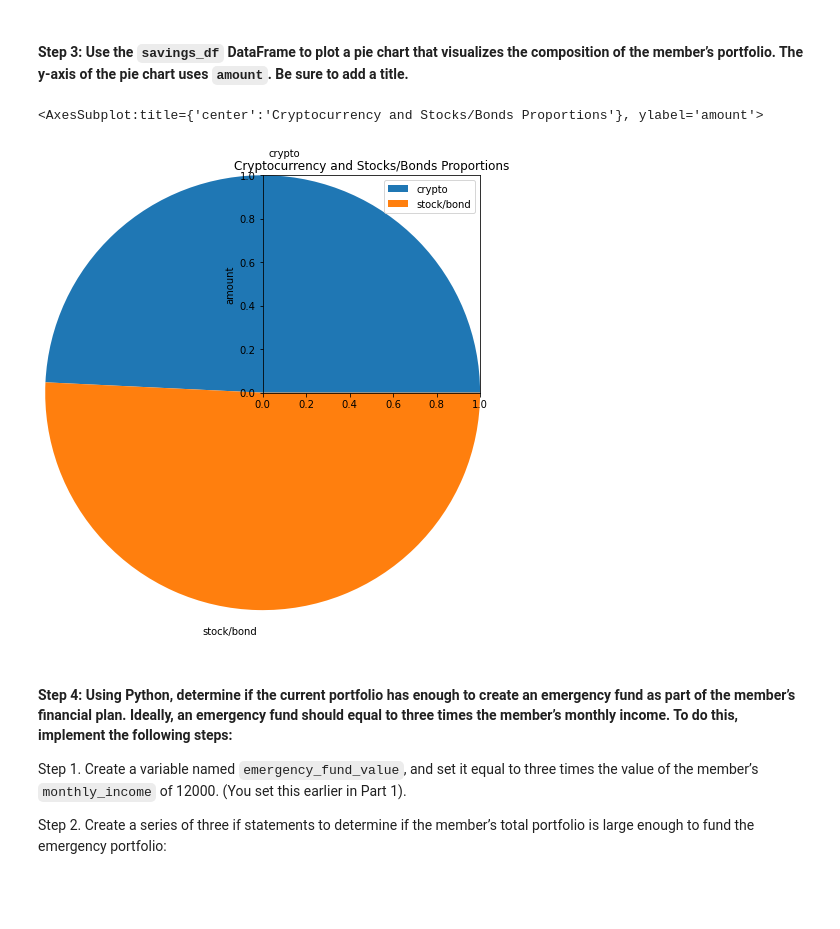
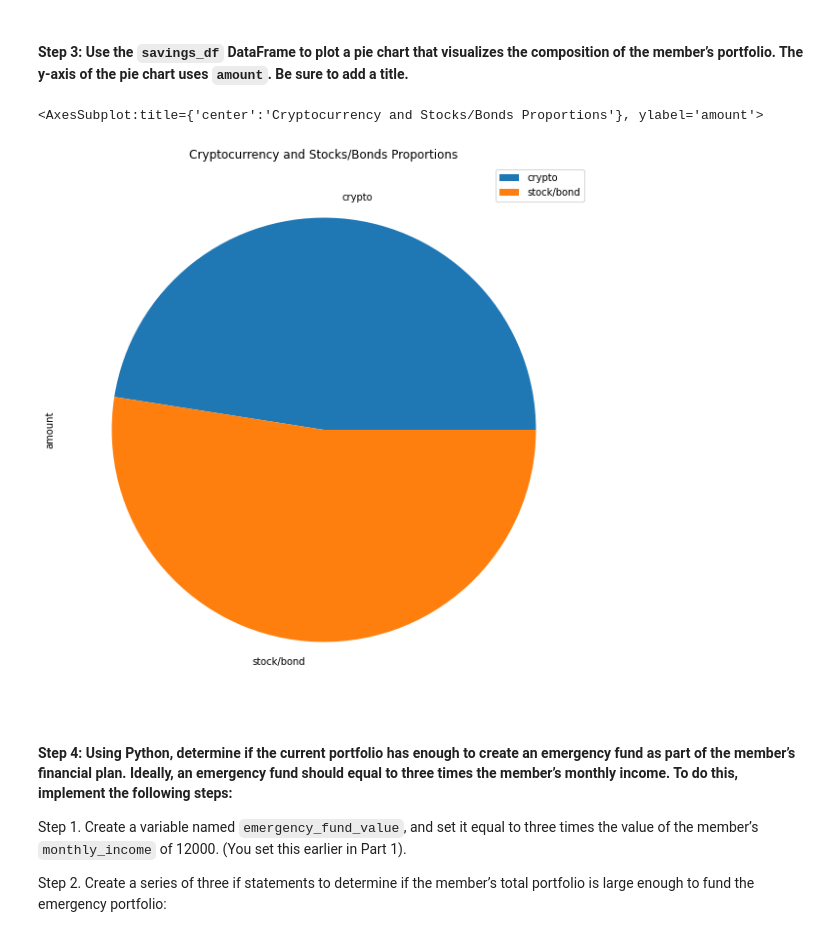
Before and after one commit to gtaraboletti/Module5_Challenge, a Jupyter notebook: financial_planning_tools.ipynb, the cells around one changed output. Saved outputs shown, nothing was run; the diff lists cells and outputs as text; code cells hidden in the pictures; blank space fills up the shorter version.

Commit message:
Final update after answer from instructor

```diff
--- a/financial_planning_tools.ipynb
+++ b/financial_planning_tools.ipynb
@@ -349,14 +349,10 @@ display(saving_df)
 #### Step 3: Use the `savings_df` DataFrame to plot a pie chart that visualizes the composition of the member’s portfolio. The y-axis of the pie chart uses `amount`. Be sure to add a title.
 # %%
 # Plots the total value of the member's portfolio (crypto and stock/bond) in a pie chart
-saving_df.plot(kind="pie", y="amount", title="Cryptocurrency and Stocks/Bonds Proportions", frame=True)
-
-#I couldn't figure out how to change the background color of the pie chart. It would only print with a transparent background
-#this is the only way I could get it to show a white background
-#Will ask instructor and update if I get an answer
+saving_df.plot(kind="pie", y="amount", title="Cryptocurrency and Stocks/Bonds Proportions", figsize=(10,10))
 # %% [output]
 <AxesSubplot:title={'center':'Cryptocurrency and Stocks/Bonds Proportions'}, ylabel='amount'>
-[figure, old version]
+[figure, new version]
 # %% [markdown]
 #### Step 4: Using Python, determine if the current portfolio has enough to create an emergency fund as part of the member’s financial plan. Ideally, an emergency fund should equal to three times the member’s monthly income. To do this, implement the following steps:
 
```
Also changed, not shown: parts of 25 cells of this notebook.
